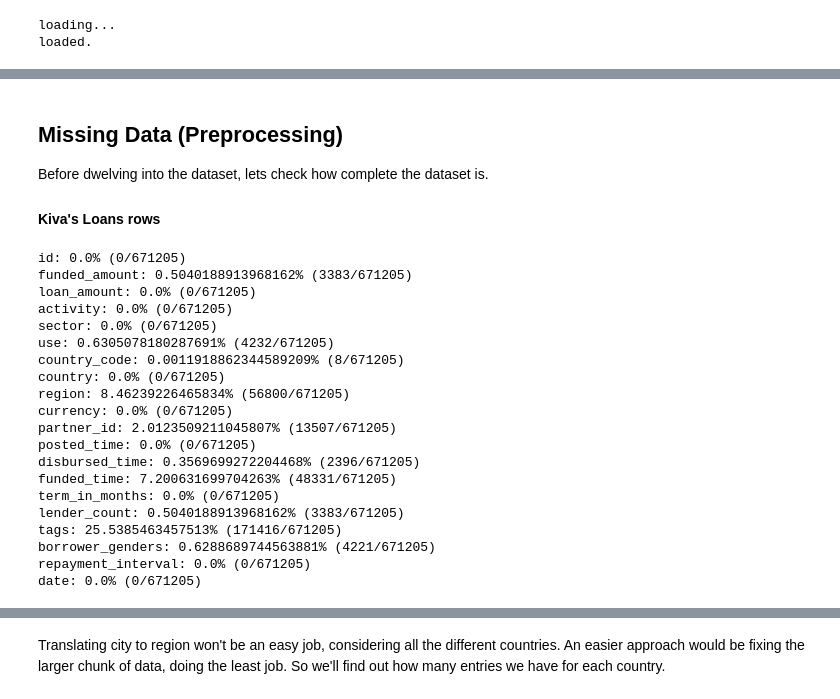
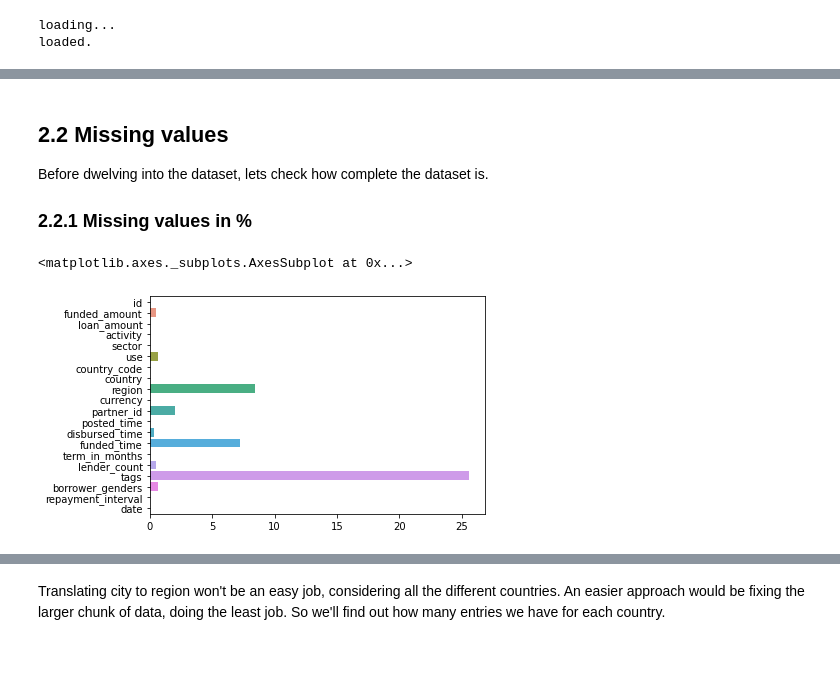
Before and after one commit to talgithub10/kiva, a Jupyter notebook: kiva.ipynb, the cells around one changed output, grey strips where cells are left out. Cells and saved outputs as stored; diff of their text form; code cells hidden in the pictures; blank space fills up the shorter version.

```diff
--- a/kiva.ipynb
+++ b/kiva.ipynb
@@ -100,39 +68,25 @@ plt.show()
 # %% [markdown]
-## Missing Data (Preprocessing)
+## 2.2 Missing values
 
 Before dwelving into the dataset, lets check how complete the dataset is.
 
-#### Kiva's Loans rows
+### 2.2.1 Missing values in %
 # %%
+import seaborn as sns
+
 missing_data_in_rows = dict()
 for key in loans.keys():
     data = loans[key]
     count = 0
     for line in data:
         if not line or (type(line) == float and math.isnan(line)):
             count += 1
-    missing_data_in_rows[key] = count / (len(loans) * 1.0)
-    print(f'{key}: {count/len(loans)*100}% ({count}/{len(loans)})')# ({missing_data_in_rows[key]}/{count})')
+    missing_data_in_rows[key] = count/len(loans)*100
+    #print(f'{key}: {count/len(loans)*100}% ({count}/{len(loans)})')# ({missing_data_in_rows[key]}/{count})')
 
-    #TODO: visualize the numbers
+keys = list(missing_data_in_rows.keys())
+values = [missing_data_in_rows[k] for k in keys]
+sns.barplot(y=keys, x=values)
 # %% [output]
-id: 0.0% (0/671205)
-funded_amount: 0.5040188913968162% (3383/671205)
-loan_amount: 0.0% (0/671205)
-activity: 0.0% (0/671205)
-sector: 0.0% (0/671205)
-use: 0.6305078180287691% (4232/671205)
-country_code: 0.0011918862344589209% (8/671205)
-country: 0.0% (0/671205)
-region: 8.46239226465834% (56800/671205)
-currency: 0.0% (0/671205)
-partner_id: 2.0123509211045807% (13507/671205)
-posted_time: 0.0% (0/671205)
-disbursed_time: 0.3569699272204468% (2396/671205)
-funded_time: 7.200631699704263% (48331/671205)
-term_in_months: 0.0% (0/671205)
-lender_count: 0.5040188913968162% (3383/671205)
-tags: 25.5385463457513% (171416/671205)
-borrower_genders: 0.6288689744563881% (4221/671205)
-repayment_interval: 0.0% (0/671205)
-date: 0.0% (0/671205)
+<matplotlib.axes._subplots.AxesSubplot at 0x...>
+[figure, added]
```
Also changed, not shown: parts of 184 cells of this notebook.
